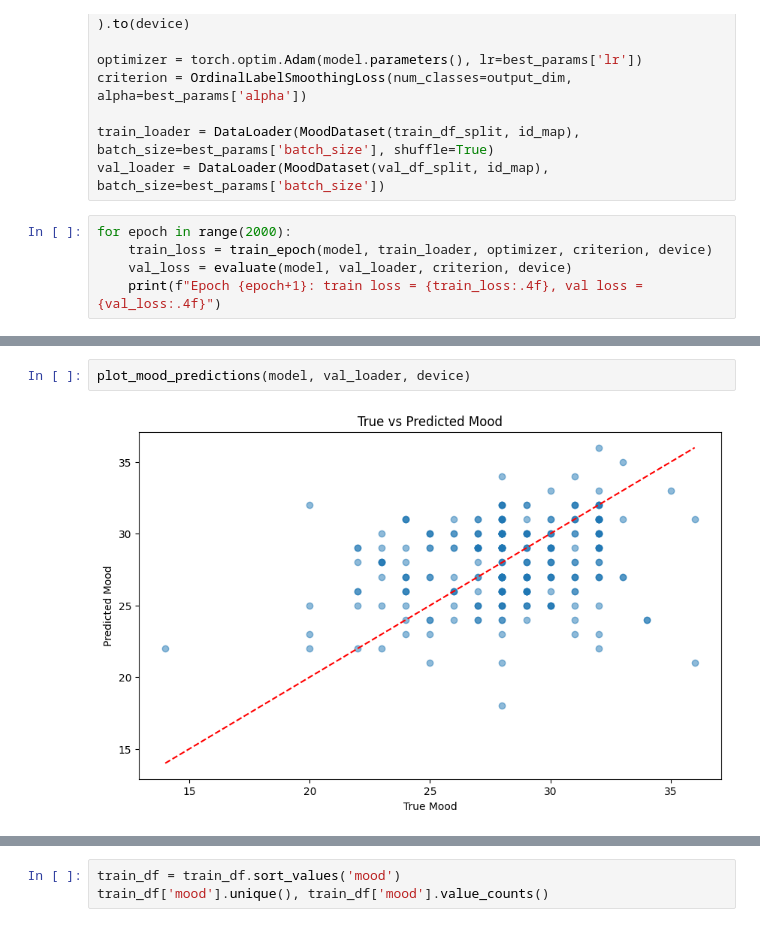
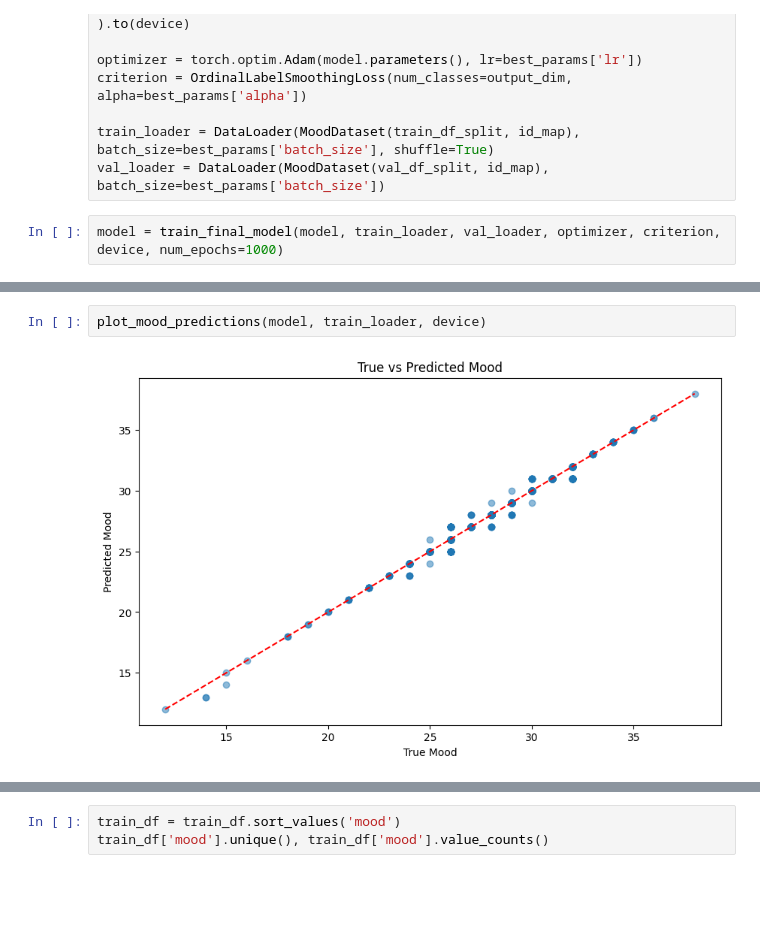
Before and after one commit to Rikvandijk1209/DataMiningTechniquesA1, a Jupyter notebook: notebooks/classification_modelling.ipynb, the cells around one changed output, grey strips where cells are left out. Drawn from its saved outputs; the diff is of its cells as text; blank space fills up the shorter version.

```diff
--- a/notebooks/classification_modelling.ipynb
+++ b/notebooks/classification_modelling.ipynb
@@ -85,8 +69,5 @@ criterion = OrdinalLabelSmoothingLoss(num_classes=output_dim, alpha=best_params[
 train_loader = DataLoader(MoodDataset(train_df_split, id_map), batch_size=best_params['batch_size'], shuffle=True)
 val_loader = DataLoader(MoodDataset(val_df_split, id_map), batch_size=best_params['batch_size'])
 # %%
-for epoch in range(2000):
-    train_loss = train_epoch(model, train_loader, optimizer, criterion, device)
-    val_loss = evaluate(model, val_loader, criterion, device)
-    print(f"Epoch {epoch+1}: train loss = {train_loss:.4f}, val loss = {val_loss:.4f}")
+model = train_final_model(model, train_loader, val_loader, optimizer, criterion, device, num_epochs=1000)
 # %% [output]
@@ -110,7 +91,7 @@ Epoch 2000: train loss = 0.0000, val loss = 0.0964
 # %%
-plot_mood_predictions(model, val_loader, device)
+plot_mood_predictions(model, train_loader, device)
 # %% [output]
-[figure, old version]
+[figure, new version]
 # %%
 # Run predictions on test_df
 test_predictions = predict(model, test_df, id_map, device)
```
Also changed, not shown: parts of 6 cells of this notebook, 1 other file.
